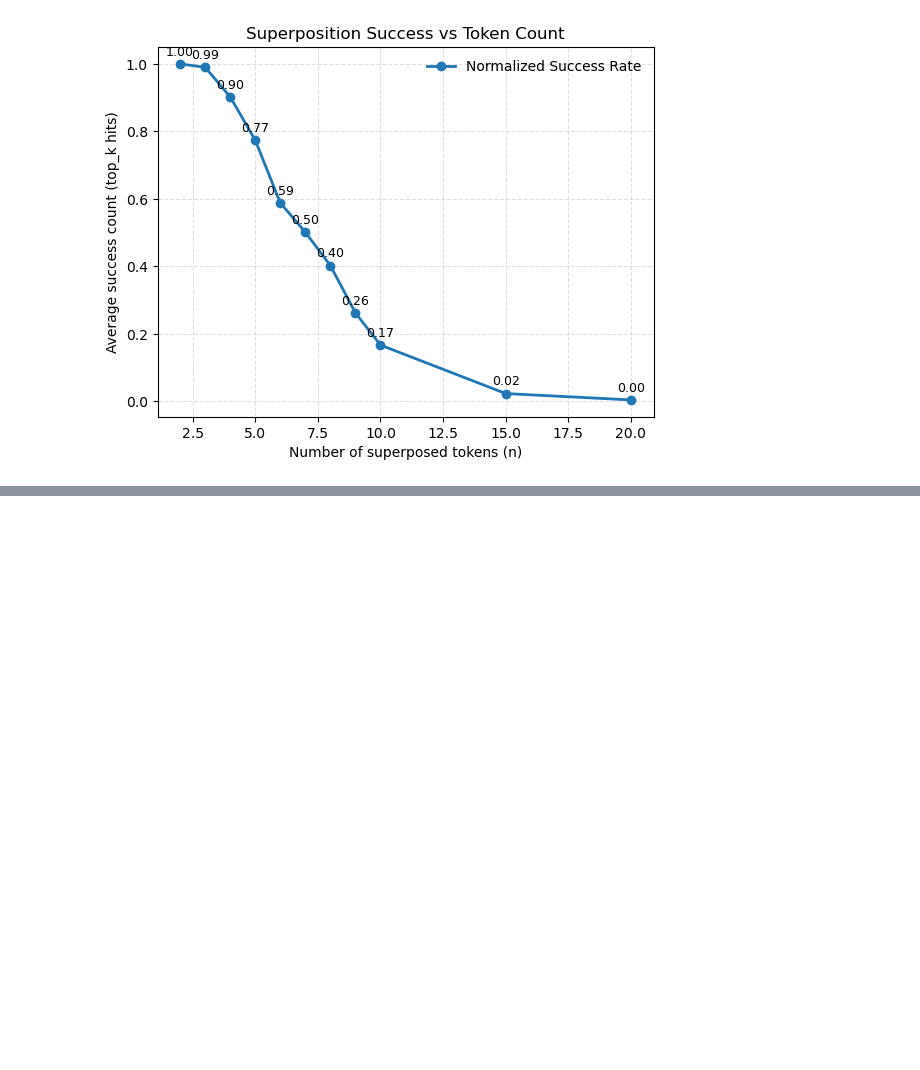
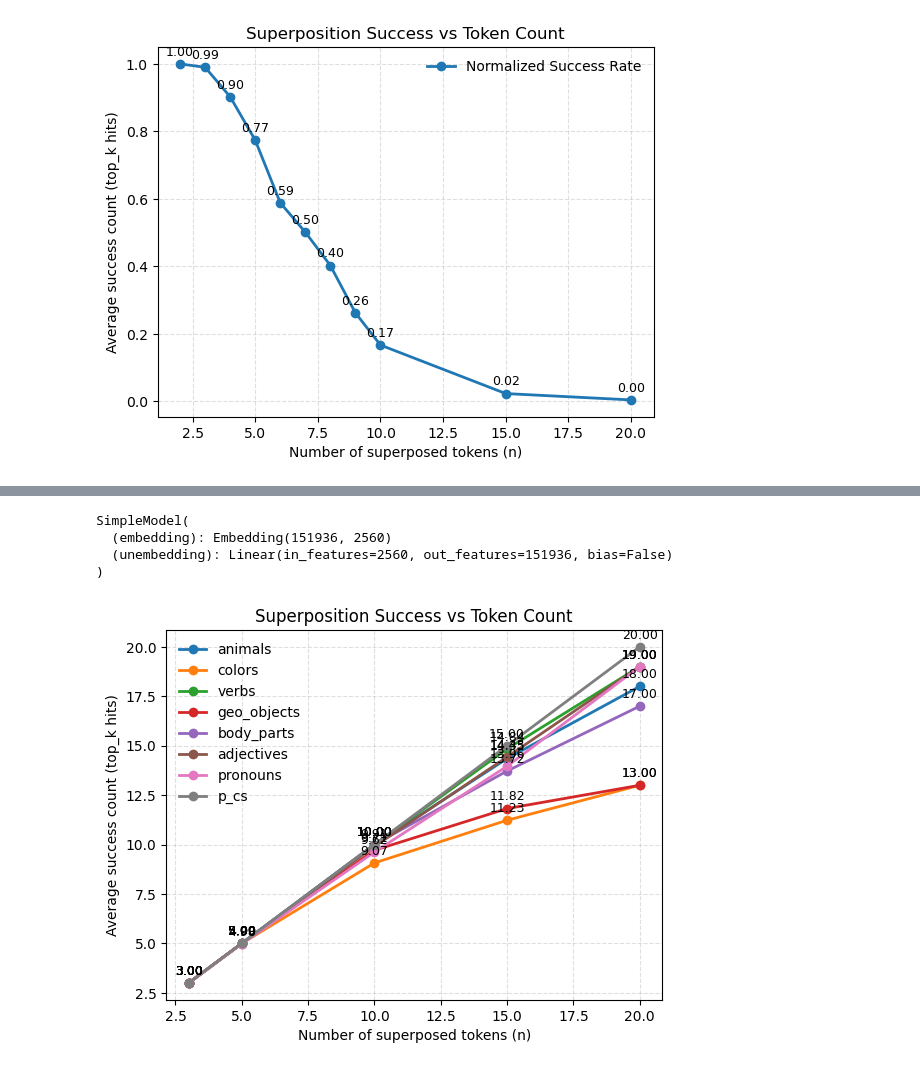
Before and after one commit to edmand88/superposition-in-continuous-chain-of-thought, a Jupyter notebook: experiment_a.ipynb, the cells around one changed output, grey strips where cells are left out. Saved outputs shown, nothing was run; the diff lists cells and outputs as text; code cells hidden in the pictures; blank space fills up the shorter version.

Commit message:
experiments' logs & plots

```diff
--- a/experiment_a.ipynb
+++ b/experiment_a.ipynb
@@ -73,0 +122,46 @@ plt.show()
+# %%
+import matplotlib.pyplot as plt
+from utils import test_combinations, plot_results
+from load_embeddings import load_embedding_model
+# from wordlist import mammals, birds, colors, fruits
+from wordlist import animals, colors, verbs, geo_objects, body_parts, adjectives, pronouns, p_cs
+
+vocab_size = 151936
+dimensions = 2560
+
+project_dir = "/home/comp/f2256768/SCCOT/models/qwen3_4b"
+model, tokenizer = load_embedding_model(
+    vocab_size,
+    dimensions,
+    f"{project_dir}/embeddings_qwen.pth",
+    f"{project_dir}/unembedding_qwen.pth",
+    project_dir,
+)
+model.eval()
+# %% [output]
+SimpleModel(
+  (embedding): Embedding(151936, 2560)
+  (unembedding): Linear(in_features=2560, out_features=151936, bias=False)
+)
+# %%
+res_animals = test_combinations(animals, model, tokenizer, n_values=[3,5,10,15,20], num_trials=100, top_k=30)
+res_colors = test_combinations(colors, model, tokenizer, n_values=[3,5,10,15,20], num_trials=100, top_k=30)
+res_verbs = test_combinations(verbs, model, tokenizer, n_values=[3,5,10,15,20], num_trials=100, top_k=30)
+res_geo_objects = test_combinations(geo_objects, model, tokenizer, n_values=[3,5,10,15,20], num_trials=100, top_k=30)
+res_body_parts = test_combinations(body_parts, model, tokenizer, n_values=[3,5,10,15,20], num_trials=100, top_k=30)
+res_adjectives = test_combinations(adjectives, model, tokenizer, n_values=[3,5,10,15,20], num_trials=100, top_k=30)
+res_pronouns = test_combinations(pronouns, model, tokenizer, n_values=[3,5,10,15,20], num_trials=100, top_k=30)
+res_p_cs = test_combinations(p_cs, model, tokenizer, n_values=[3,5,10,15,20], num_trials=100, top_k=30)
+
+plot_results(res_animals, title="animals")
+plot_results(res_colors, title="colors")
+plot_results(res_verbs, title="verbs")
+plot_results(res_geo_objects, title="geo_objects")
+plot_results(res_body_parts, title="body_parts")
+plot_results(res_adjectives, title="adjectives")
+plot_results(res_pronouns, title="pronouns")
+plot_results(res_p_cs, title="p_cs")
+
+plt.show()
+# %% [output]
+[figure, added]
```
Also changed, not shown: parts of 13 cells of this notebook, 5 other files.
